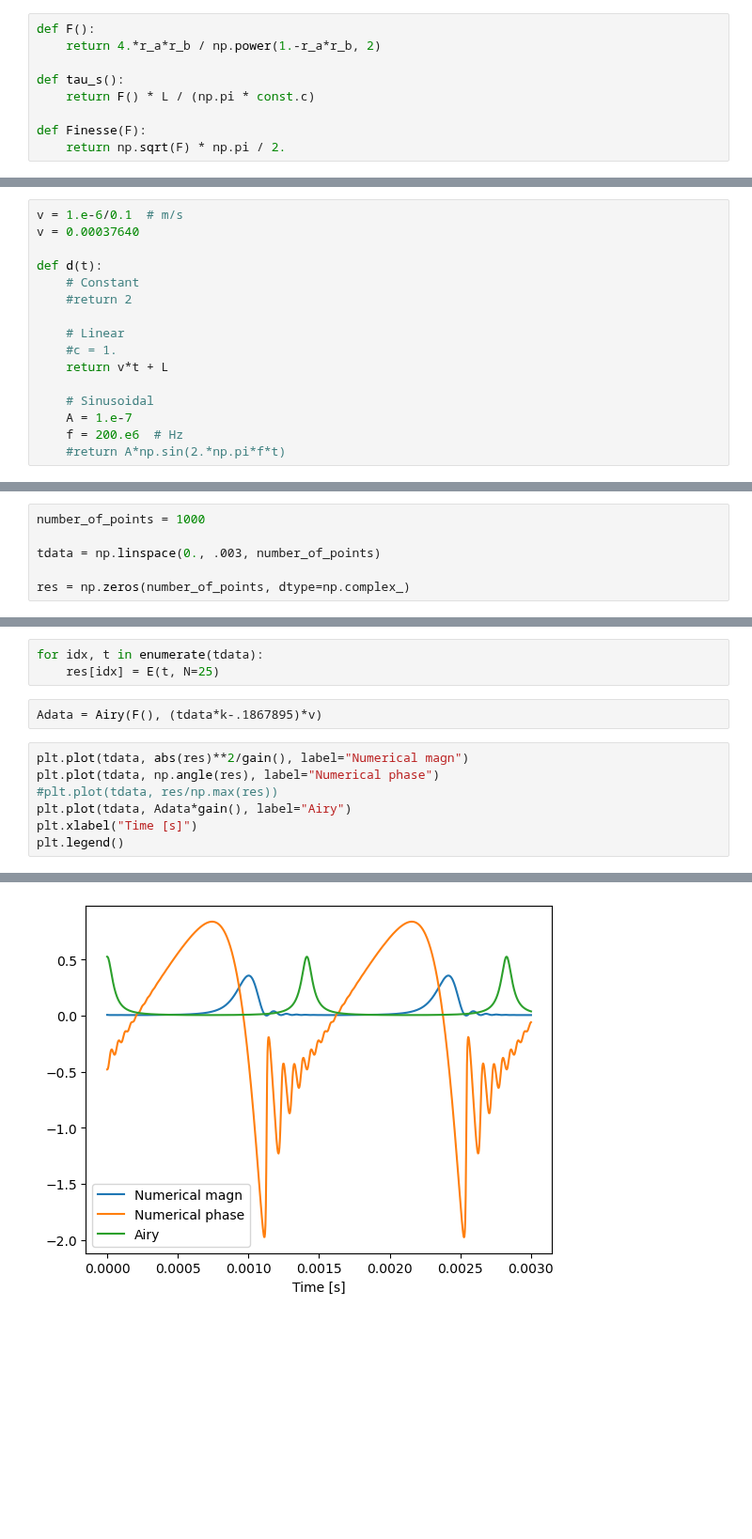
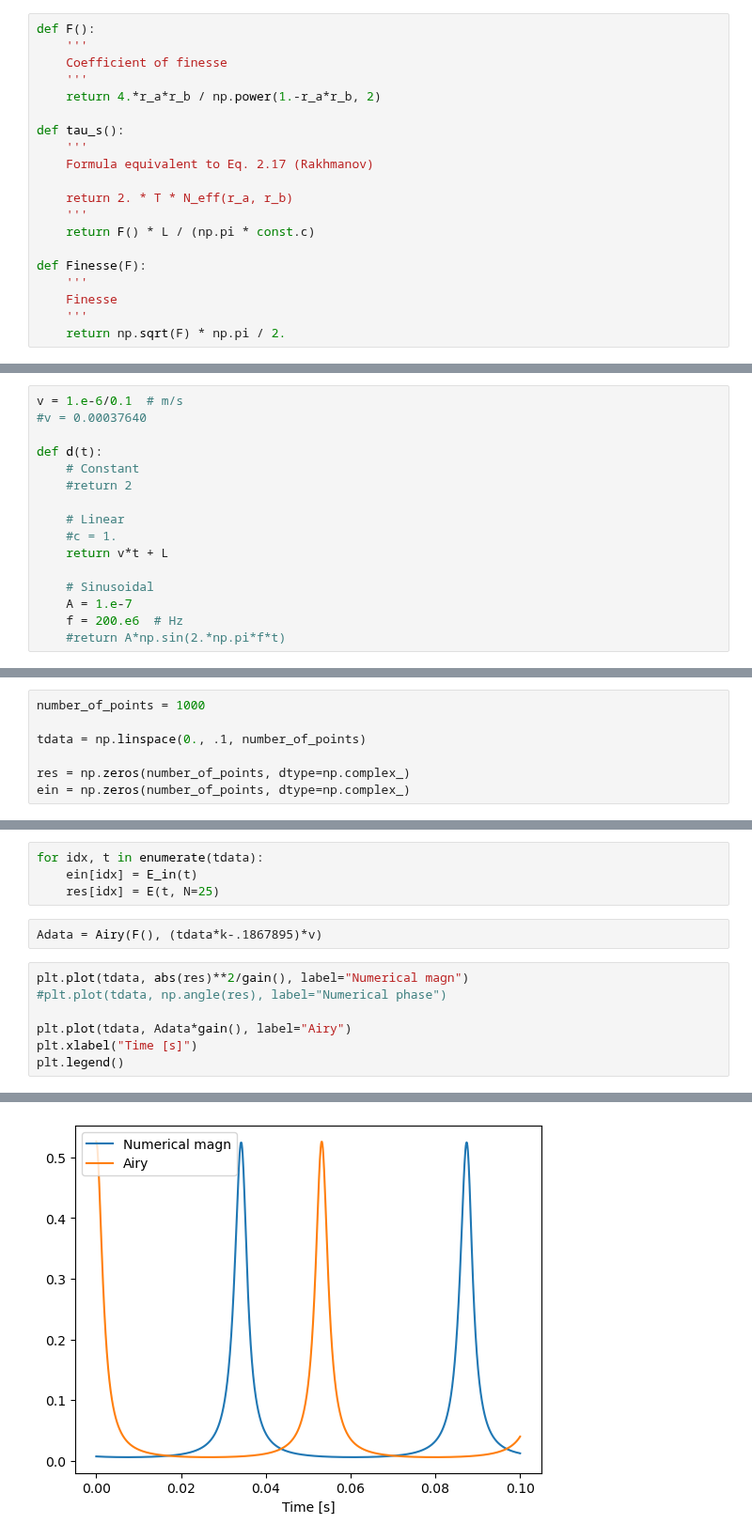
Before and after one commit to matib12/oreonspy, a Jupyter notebook: nb/FP cavity dynamics.ipynb, the cells around one changed output, grey strips where cells are left out. Shown at 94% size. Cells and saved outputs as stored; diff of their text form; blank space fills up the shorter version.

```diff
--- a/nb/FP cavity dynamics.ipynb
+++ b/nb/FP cavity dynamics.ipynb
@@ -57,12 +57,23 @@ $\mathcal{F} = \frac{\pi}{2} \sqrt{F}$
 Approximately: $\mathcal{F} = \pi N_\mathrm{eff}$
 # %%
 def F():
+    '''
+    Coefficient of finesse
+    '''
     return 4.*r_a*r_b / np.power(1.-r_a*r_b, 2)
 
 def tau_s():
+    '''
+    Formula equivalent to Eq. 2.17 (Rakhmanov)
+
+    return 2. * T * N_eff(r_a, r_b)
+    '''
     return F() * L / (np.pi * const.c)
 
 def Finesse(F):
+    '''
+    Finesse
+    '''
     return np.sqrt(F) * np.pi / 2.
 # %%
 print("Coefficient of finesse: {0:.2f}".format(F()))
@@ -128,7 +143,7 @@ gain()
 * $d(t) = arb(t)$ -- arbitrary function of time
 # %%
 v = 1.e-6/0.1  # m/s
-v = 0.00037640
+#v = 0.00037640
 
 def d(t):
     # Constant
@@ -222,9 +237,10 @@ E(0.01)
 # %%
 number_of_points = 1000
 
-tdata = np.linspace(0., .003, number_of_points)
+tdata = np.linspace(0., .1, number_of_points)
 
 res = np.zeros(number_of_points, dtype=np.complex_)
+ein = np.zeros(number_of_points, dtype=np.complex_)
 # %%
 plt.plot(d(tdata))
 # %% [output]
@@ -233,18 +249,19 @@ plt.plot(d(tdata))
 # %%
 for idx, t in enumerate(tdata):
+    ein[idx] = E_in(t)
     res[idx] = E(t, N=25)
 # %%
 Adata = Airy(F(), (tdata*k-.1867895)*v)
 # %%
 plt.plot(tdata, abs(res)**2/gain(), label="Numerical magn")
-plt.plot(tdata, np.angle(res), label="Numerical phase")
-#plt.plot(tdata, res/np.max(res))
+#plt.plot(tdata, np.angle(res), label="Numerical phase")
+
 plt.plot(tdata, Adata*gain(), label="Airy")
 plt.xlabel("Time [s]")
 plt.legend()
 # %% [output]
 <matplotlib.legend.Legend at 0x...>
-[figure, old version]
+[figure, new version]
 # %% [markdown]
 # TODO:
     1. Delay factor (0.013 in Adata)
```
Also changed, not shown: parts of 7 cells of this notebook.
